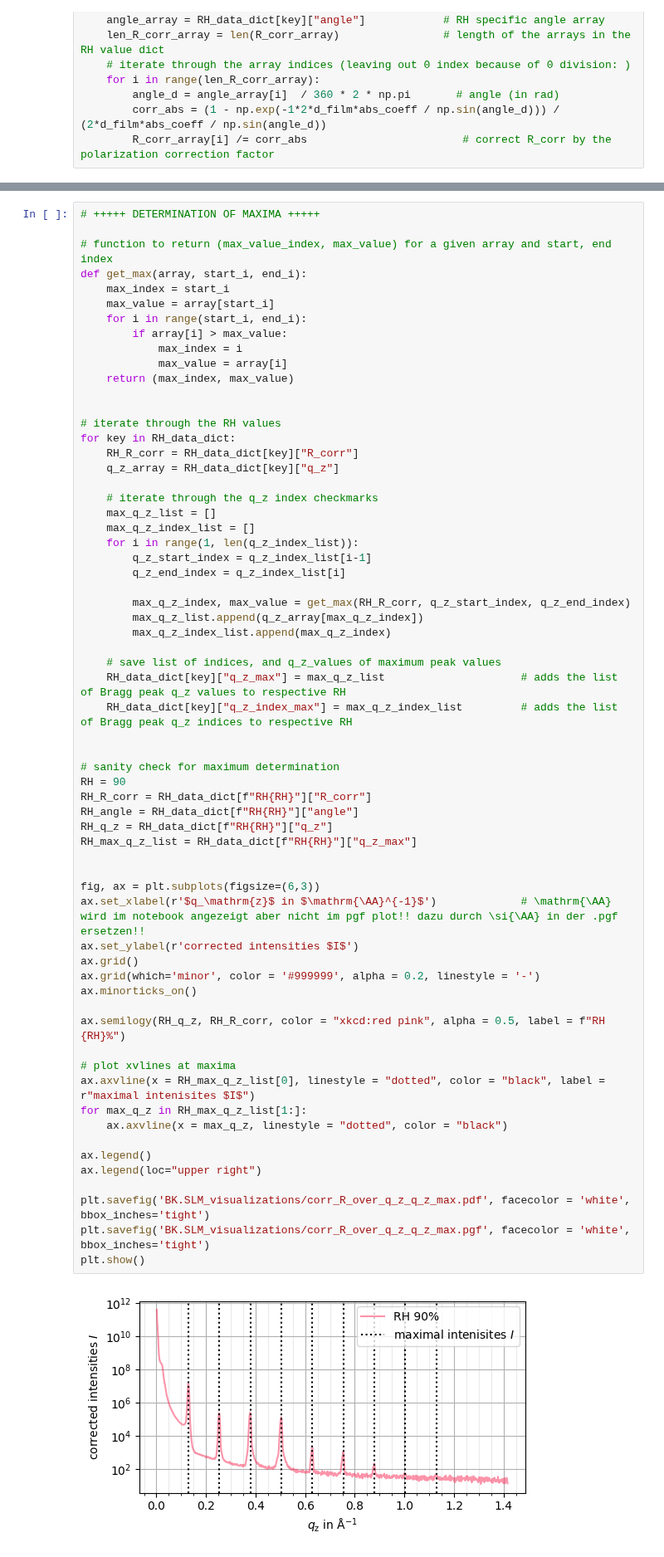
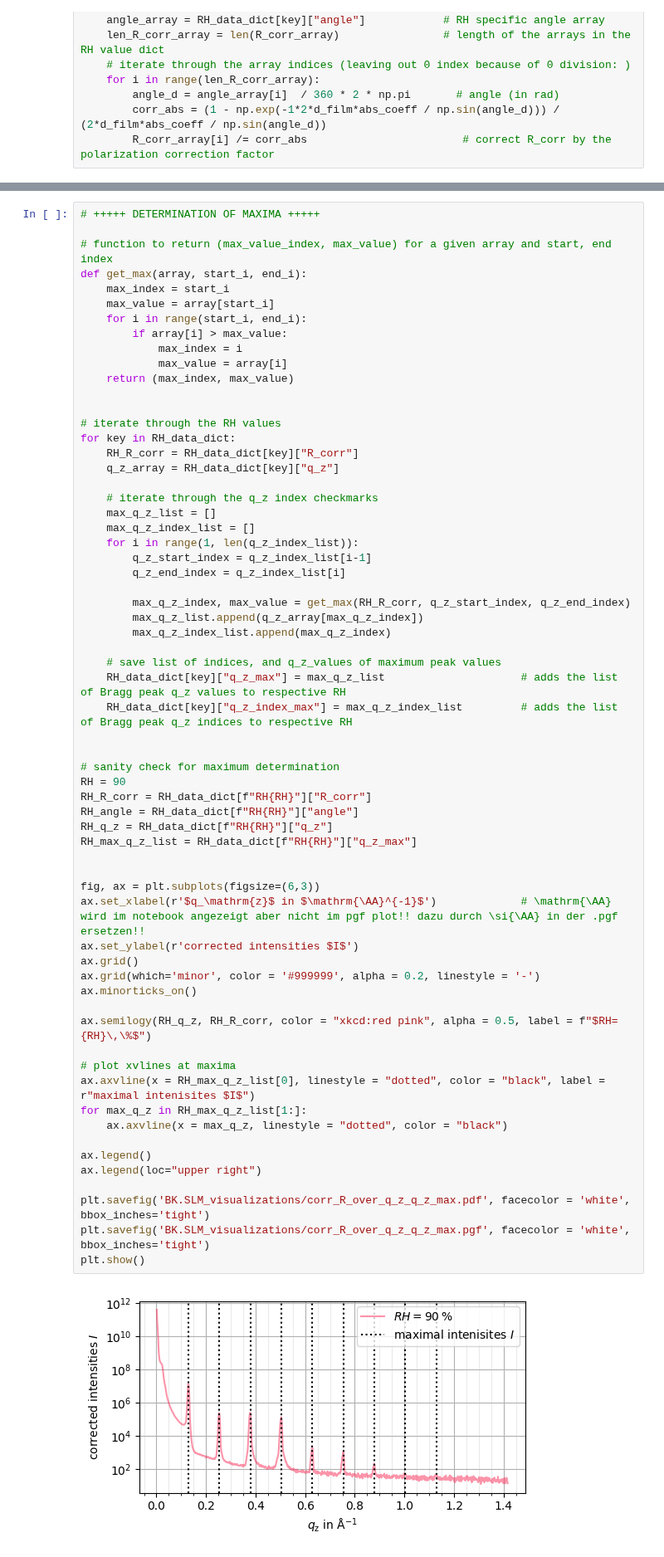
Before and after one commit to CVC97/ALC-24-25, a Jupyter notebook: BK.SLM_study_liquid_membranes/bk.slm_data_analysis.ipynb, the cells around one changed output, grey strips where cells are left out. Shown at 83% size. Drawn from its saved outputs; the diff is of its cells as text.

```diff
--- a/BK.SLM_study_liquid_membranes/bk.slm_data_analysis.ipynb
+++ b/BK.SLM_study_liquid_membranes/bk.slm_data_analysis.ipynb
@@ -151,35 +150,35 @@ for key in RH_data_dict:
 
 
 # sanity check for maximum determination
 RH = 90
 RH_R_corr = RH_data_dict[f"RH{RH}"]["R_corr"]
 RH_angle = RH_data_dict[f"RH{RH}"]["angle"]
 RH_q_z = RH_data_dict[f"RH{RH}"]["q_z"]
 RH_max_q_z_list = RH_data_dict[f"RH{RH}"]["q_z_max"]
 
 
 fig, ax = plt.subplots(figsize=(6,3))
 ax.set_xlabel(r'$q_\mathrm{z}$ in $\mathrm{\AA}^{-1}$')             # \mathrm{\AA} wird im notebook angezeigt aber nicht im pgf plot!! dazu durch \si{\AA} in der .pgf ersetzen!!
 ax.set_ylabel(r'corrected intensities $I$')
 ax.grid()
 ax.grid(which='minor', color = '#999999', alpha = 0.2, linestyle = '-')
 ax.minorticks_on()
 
-ax.semilogy(RH_q_z, RH_R_corr, color = "xkcd:red pink", alpha = 0.5, label = f"RH {RH}%")
+ax.semilogy(RH_q_z, RH_R_corr, color = "xkcd:red pink", alpha = 0.5, label = f"$RH={RH}\,\%$")
 
 # plot xvlines at maxima
 ax.axvline(x = RH_max_q_z_list[0], linestyle = "dotted", color = "black", label = r"maximal intenisites $I$")
 for max_q_z in RH_max_q_z_list[1:]:
     ax.axvline(x = max_q_z, linestyle = "dotted", color = "black")
 
 ax.legend()
 ax.legend(loc="upper right")
 
 plt.savefig('BK.SLM_visualizations/corr_R_over_q_z_q_z_max.pdf', facecolor = 'white', bbox_inches='tight')
 plt.savefig('BK.SLM_visualizations/corr_R_over_q_z_q_z_max.pgf', facecolor = 'white', bbox_inches='tight')
 plt.show()
 # %% [output]
-[figure, old version]
+[figure, new version]
 # %%
 # dropping shitty q_z maxima from the corresponding lists
 
```
Also changed, not shown: parts of 8 cells of this notebook, 23 other files.
